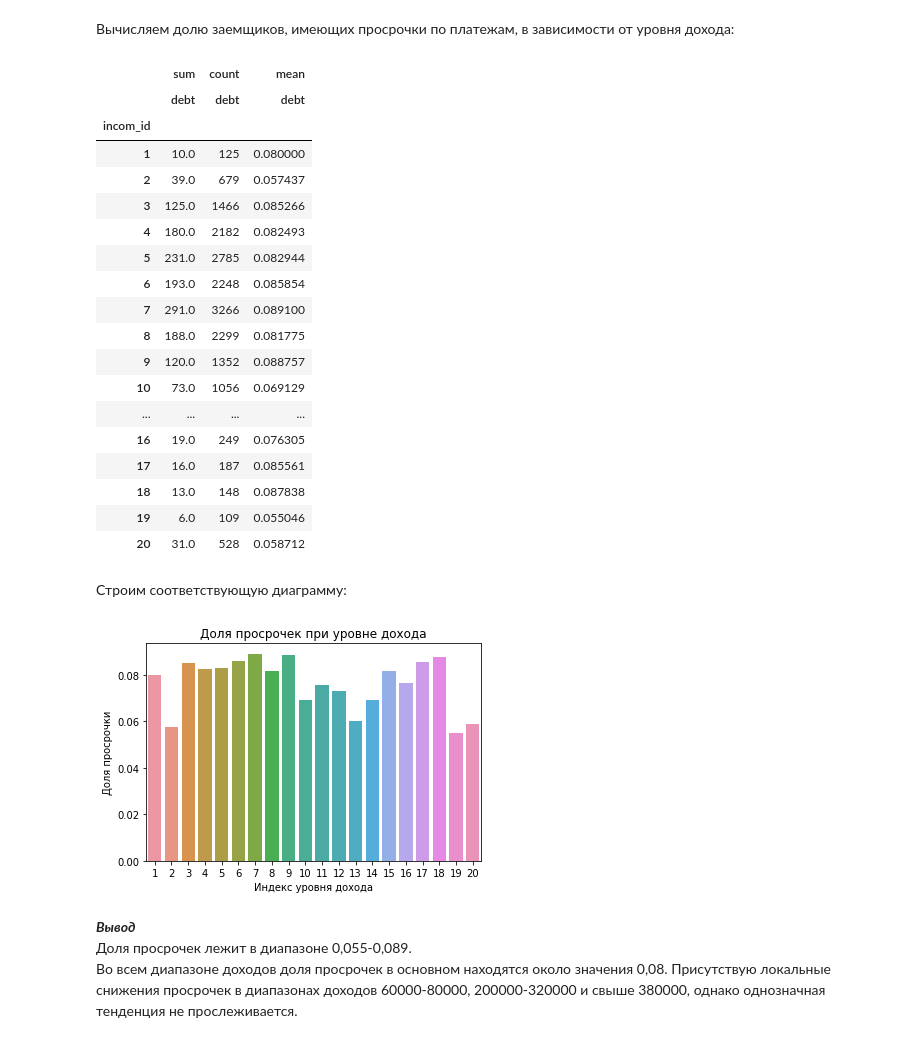
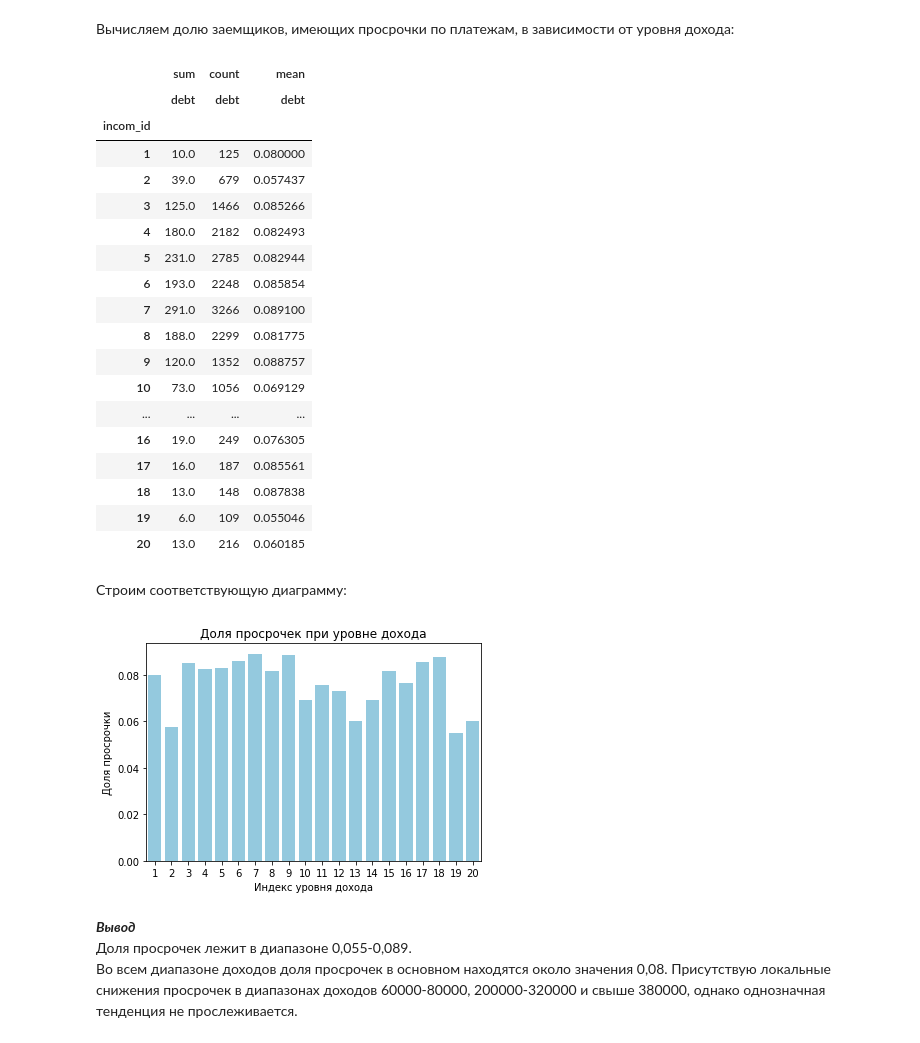
Before and after one commit to bondiq1982/yandex-projects, a Jupyter notebook: credits/Кредиты.ipynb, the cells around one changed output. Cells and saved outputs as stored; diff of their text form; code cells hidden in the pictures.

```diff
--- a/credits/Кредиты.ipynb
+++ b/credits/Кредиты.ipynb
@@ -586,5 +633,5 @@ def purpose_klass(row):
             return('автомобиль')
         elif i == 'образование':
             return('образование')
-data['purpose_final'] = data['purpose'].apply(purpose_klass).astype('category')
+df['purpose_final'] = df['purpose'].apply(purpose_klass).astype('category')
 # %% [markdown]
@@ -652,5 +699,5 @@ def income_class(income):
     if (income > incom_finish):
         income_period = incom_finish // step
         return income_period
-data['incom_id'] = data['total_income'].apply(income_class).astype('uint8')
+df['incom_id'] = df['total_income'].apply(income_class).astype('uint8')
 # %% [markdown]
@@ -665,5 +712,5 @@ def incom_range(incom_id):
     if (incom_id > period):
         income_str = '> {}'.format(incom_finish)
         return income_str
-data['incom_range'] = data['incom_id'].apply(incom_range).astype('category')
+df['incom_range'] = df['incom_id'].apply(incom_range).astype('category')
 # %% [markdown]
@@ -847,9 +894,9 @@ incom_index
 # %% [markdown]
 Вычисляем долю заемщиков, имеющих просрочки по платежам, в зависимости от уровня дохода:
 # %%
-# создаем сводную таблицу "data_pivot_incom" на основе таблицы "data"
-data_pivot_incom = data.pivot_table(index = 'incom_id', values = 'debt', aggfunc = ['sum', 'count', 'mean'])
-data_pivot_incom
+# создаем сводную таблицу "df_pivot_incom" на основе таблицы "df"
+df_pivot_incom = df.pivot_table(index = 'incom_id', values = 'debt', aggfunc = ['sum', 'count', 'mean'])
+df_pivot_incom
 # %% [output]
 |  | sum | count | mean |
 |  | debt | debt | debt |
@@ -869,18 +916,18 @@ data_pivot_incom
 | 17 | 16.0 | 187 | 0.085561 |
 | 18 | 13.0 | 148 | 0.087838 |
 | 19 | 6.0 | 109 | 0.055046 |
-| 20 | 31.0 | 528 | 0.058712 |
+| 20 | 13.0 | 216 | 0.060185 |
 # %% [markdown]
 Строим соответствующую диаграмму:
 # %%
-# создаем диаграмму на основе данных таблицы "data_pivot_incom"
-ax = seaborn.barplot(data=data_pivot_incom, x = data_pivot_incom.index, y = data_pivot_incom['mean']['debt'])
+# создаем диаграмму на основе данных таблицы "df_pivot_incom"
+ax = sns.barplot(data=df_pivot_incom, x = df_pivot_incom.index, y = df_pivot_incom['mean']['debt'], color='skyblue')
 ax.set_title('Доля просрочек при уровне дохода')         # присваиваем название диаграмме
 ax.set_ylabel('Доля просрочки')                          # присваиваем название оси y
 ax.set_xlabel('Индекс уровня дохода')                    # присваиваем название оси x
 plt.show()
 # %% [output]
-[figure, old version]
+[figure, new version]
 # %% [markdown]
 ***Вывод***
 Доля просрочек лежит в диапазоне 0,055-0,089.
```
Also changed, not shown: parts of 26 cells of this notebook.
